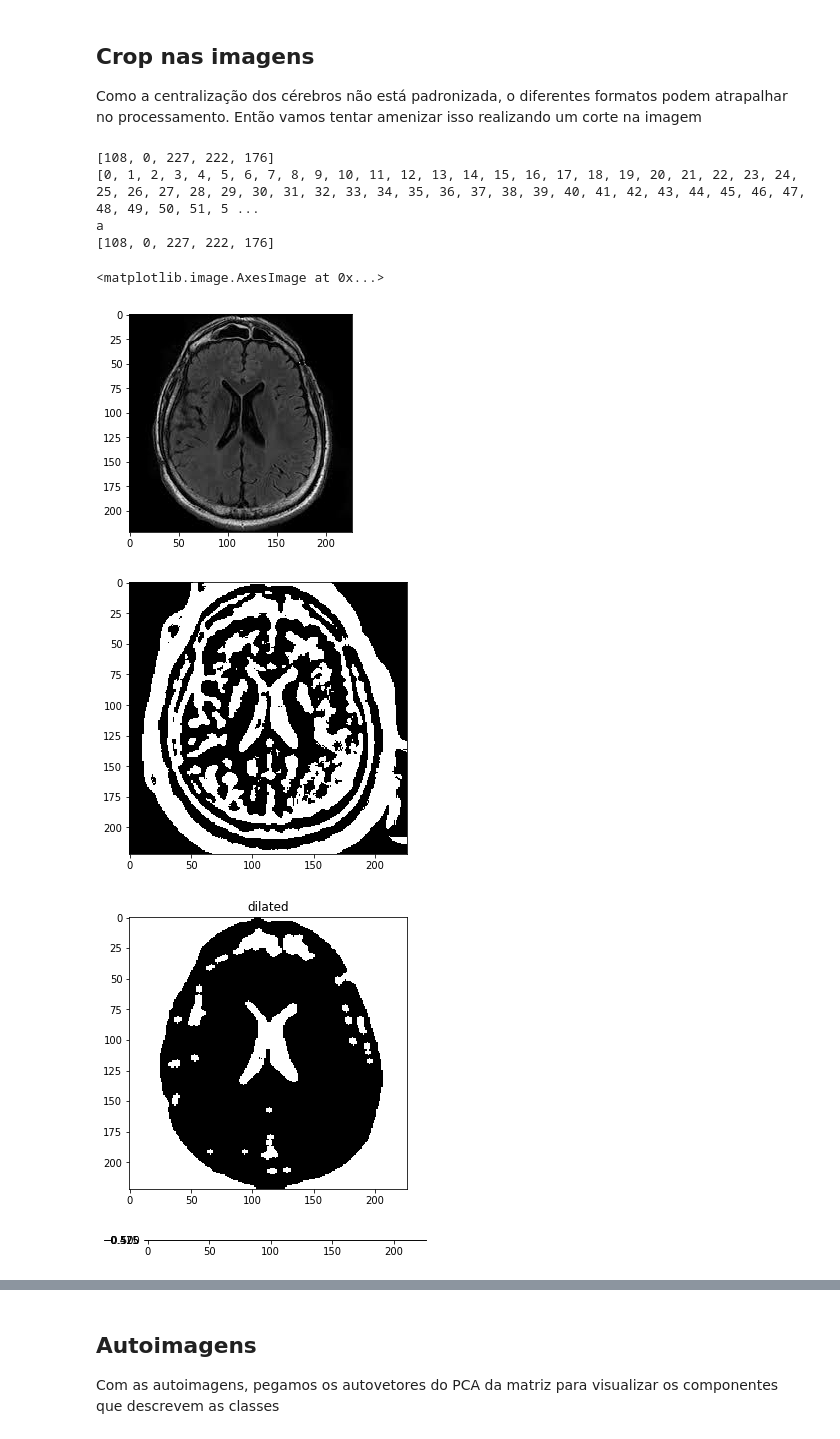
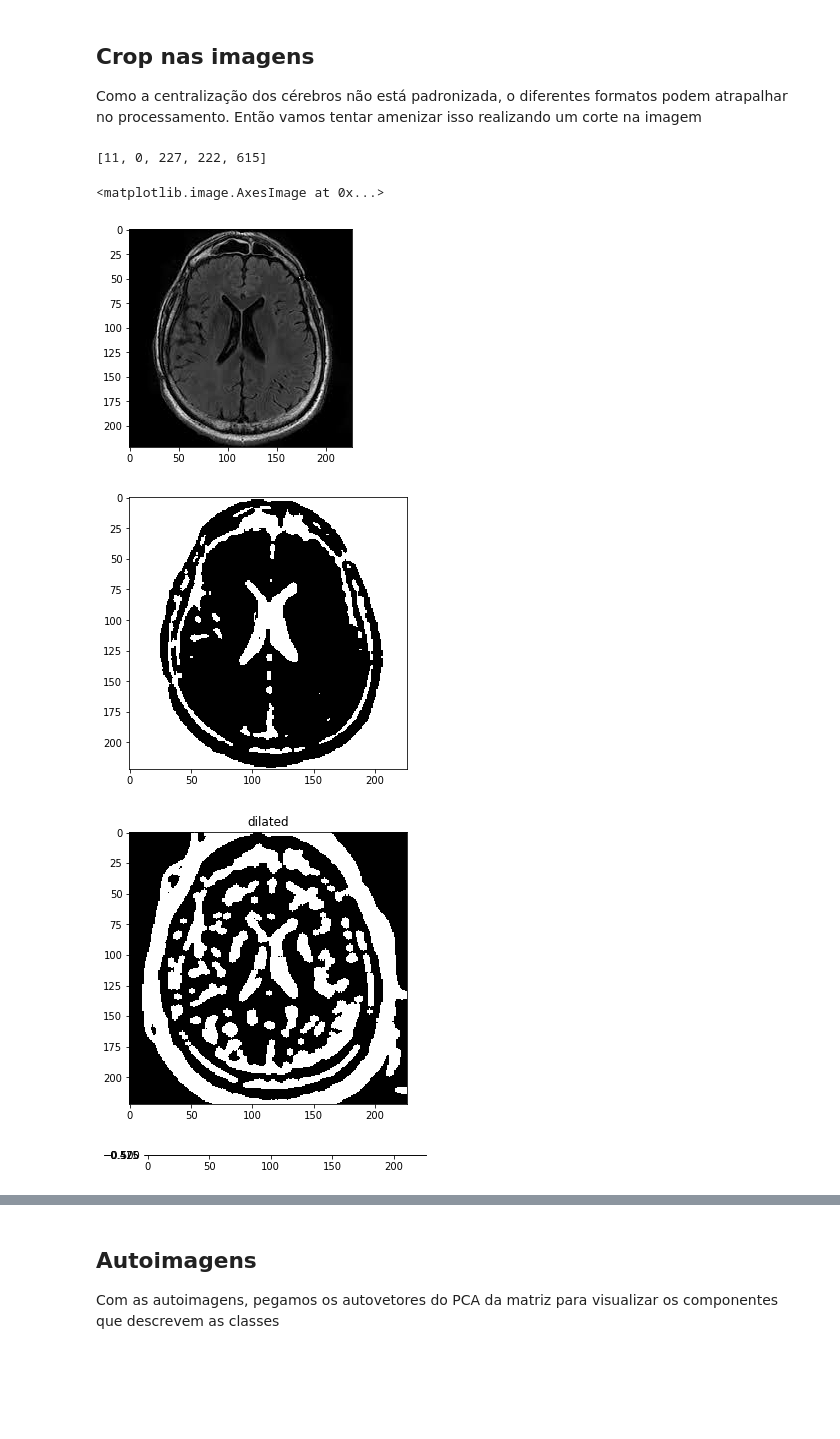
Before and after one commit to nymarya/classificacao-tumor-cerebral, a Jupyter notebook: notebooks/1.0-eda-tumor.ipynb, the cells around one changed output, grey strips where cells are left out. Drawn from its saved outputs; the diff is of its cells as text; code cells hidden in the pictures; blank space fills up the shorter version.

```diff
--- a/notebooks/1.0-eda-tumor.ipynb
+++ b/notebooks/1.0-eda-tumor.ipynb
@@ -66,10 +66,10 @@ blur = cv2.medianBlur(brain_tumor_n[IMAGE],5)
 ret,thresh = cv2.threshold(blur, floor(np.average(blur)),255,cv2.THRESH_BINARY_INV)
 th3 = cv2.adaptiveThreshold(blur, 255,cv2.ADAPTIVE_THRESH_MEAN_C, cv2.THRESH_BINARY_INV,23, 1)
 fig = plt.figure(figsize=(5, 5))
-plt.imshow(th3, cmap='gray')
+plt.imshow(thresh, cmap='gray')
 
 # erosion followed by dilation
-dilated=cv2.morphologyEx(thresh,cv2.MORPH_OPEN, cv2.getStructuringElement(cv2.MORPH_ELLIPSE,(5, 5)))
+dilated=cv2.morphologyEx(th3,cv2.MORPH_OPEN, cv2.getStructuringElement(cv2.MORPH_ELLIPSE,(5, 5)))
 fig = plt.figure(figsize=(5, 5))
 plt.title("dilated")
 plt.imshow(dilated, cmap='gray')
@@ -79,53 +79,34 @@ plt.imshow(dilated, cmap='gray')
 # plt.imshow(a, cmap='gray')
 contours,_ = cv2.findContours(dilated,cv2.RETR_TREE,cv2.CHAIN_APPROX_SIMPLE)
 
 thickness = 2
 
 # x y x1 y1 tamanho
 best_box=[-1,-1,-1,-1, 0]
 for c in contours:
     x,y,w,h = cv2.boundingRect(c)
     # print(f"x {x} y {y} w {w} h {h} ")
 
     # recupera contorno com mais elementos (mais elipsal)
     if best_box[0] < 0 or best_box[-1] < c.shape[0] :
         best_box=[x,y,x+w,y+h, c.shape[0]]
 
-w = best_box[2] - best_box[0]
-h = best_box[3] - best_box[1]
-print(best_box)
-cols = list(range(0, best_box[0])) + list(range(best_box[2], brain_tumor_n[IMAGE].shape[1]))
-rows = list(range(0, best_box[1])) + list(range(best_box[3], brain_tumor_n[IMAGE].shape[0]))
-a = np.array([brain_tumor_n[IMAGE][r, c] for c in cols for r in rows])
-print(cols)
-# print(a[a == 0].shape[0] / a.shape[0])
-
-if w * h < 0.6 * brain_tumor_n[IMAGE].shape[0] * brain_tumor_n[IMAGE].shape[1]:
-    cols = list(range(0, pt1[0])) + list(range(pt2[0], brain_tumor_n[IMAGE].shape[1]))
-    rows = list(range(0, pt1[1])) + list(range(pt2[1], brain_tumor_n[IMAGE].shape[0]))
-    a = np.array([brain_tumor_n[IMAGE][r, c] for c in cols for r in rows])
-#     print(cols)
-#     print(a[a > 0].shape[0] / a.shape[0])
-    print("a")
 
 fig = plt.figure(figsize=(5, 5))
 plt.imshow(img[rows, :], cmap='gray')
 
 print(best_box)
 #best_box = [63,16, 63 +31, 16+14]
 pt1 = (best_box[0], best_box[1])
 pt2 = (best_box[2], best_box[3])
 img = brain_tumor_n[IMAGE].copy()
 rect = cv2.rectangle(img, pt1, pt2, (255, 0, 0))
 fig = plt.figure(figsize=(5, 5))
 plt.imshow(rect, cmap='gray')
 # %% [output]
-[108, 0, 227, 222, 176]
-[0, 1, 2, 3, 4, 5, 6, 7, 8, 9, 10, 11, 12, 13, 14, 15, 16, 17, 18, 19, 20, 21, 22, 23, 24, 25, 26, 27, 28, 29, 30, 31, 32, 33, 34, 35, 36, 37, 38, 39, 40, 41, 42, 43, 44, 45, 46, 47, 48, 49, 50, 51, 5 ...
-a
-[108, 0, 227, 222, 176]
+[11, 0, 227, 222, 615]
 <matplotlib.image.AxesImage at 0x...>
 [figure]
-[figure, old version]
+[figure, new version]
-[figure, old version]
+[figure, new version]
 [figure]
```
Also changed, not shown: parts of 11 cells of this notebook, 2 other files.
